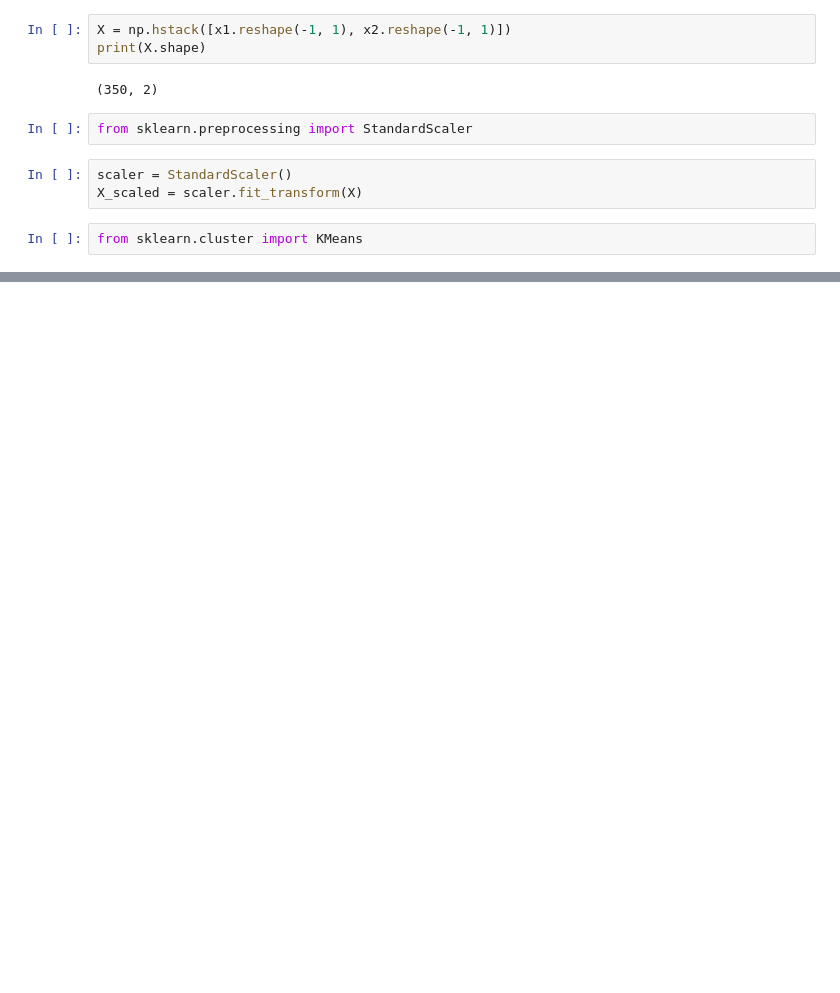
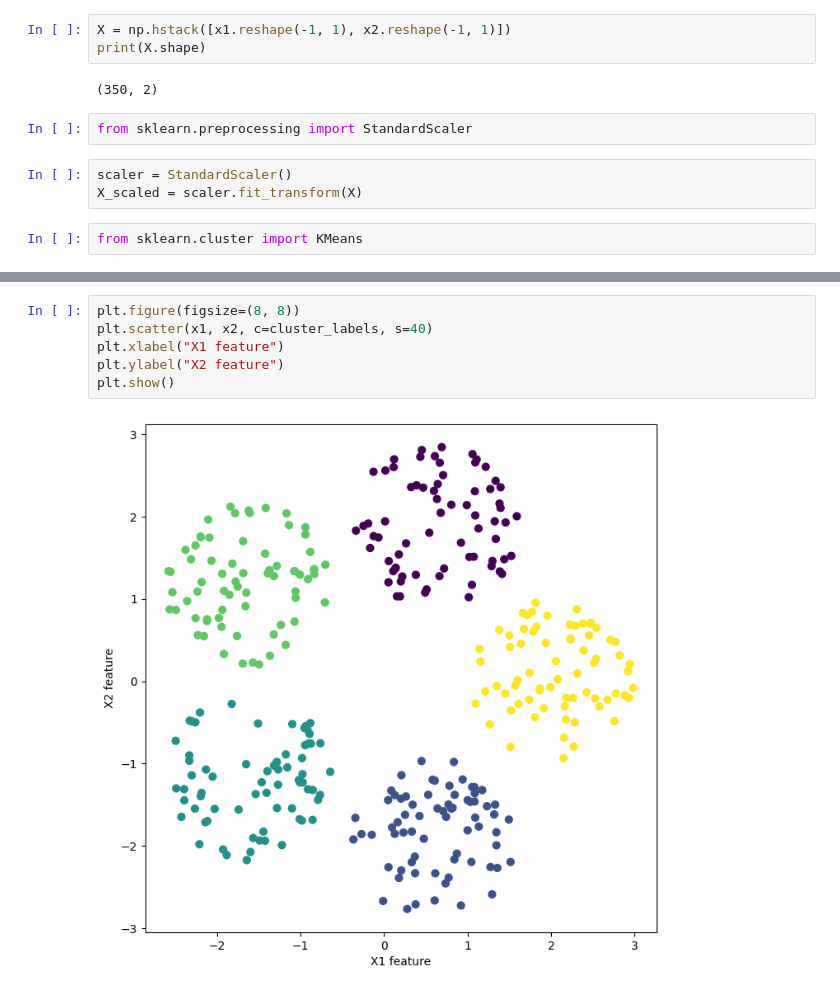
Before and after one commit to basketball23/nyu-machine-learning, a Jupyter notebook: day8/unsupervised-learning.ipynb, the cells around one changed output, grey strips where cells are left out. Cells and saved outputs as stored; diff of their text form; blank space fills up the shorter version.

```diff
--- a/day8/unsupervised-learning.ipynb
+++ b/day8/unsupervised-learning.ipynb
@@ -47,0 +95,8 @@ from sklearn.cluster import KMeans
+# %%
+plt.figure(figsize=(8, 8))
+plt.scatter(x1, x2, c=cluster_labels, s=40)
+plt.xlabel("X1 feature")
+plt.ylabel("X2 feature")
+plt.show()
+# %% [output]
+[figure, added]
```
Also changed, not shown: parts of 9 cells of this notebook, 1 other file.
